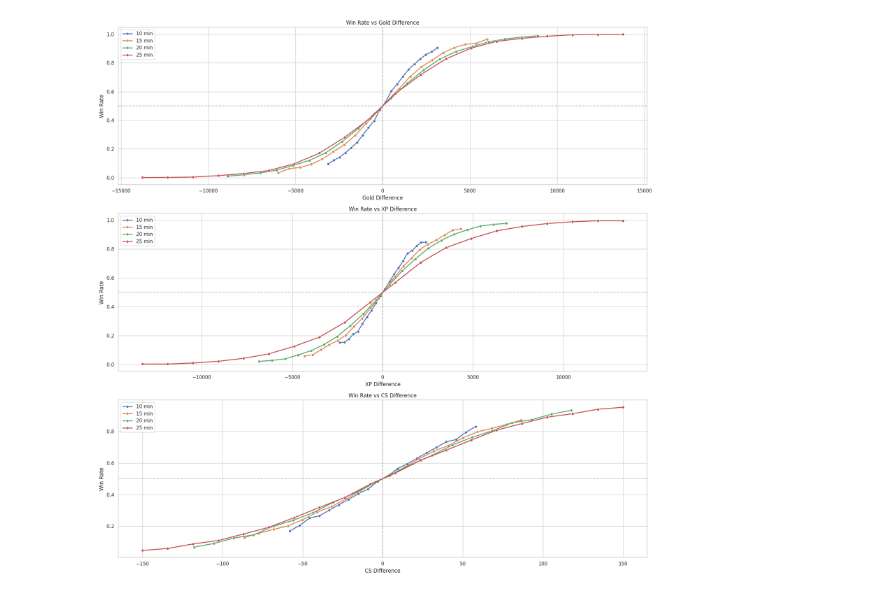
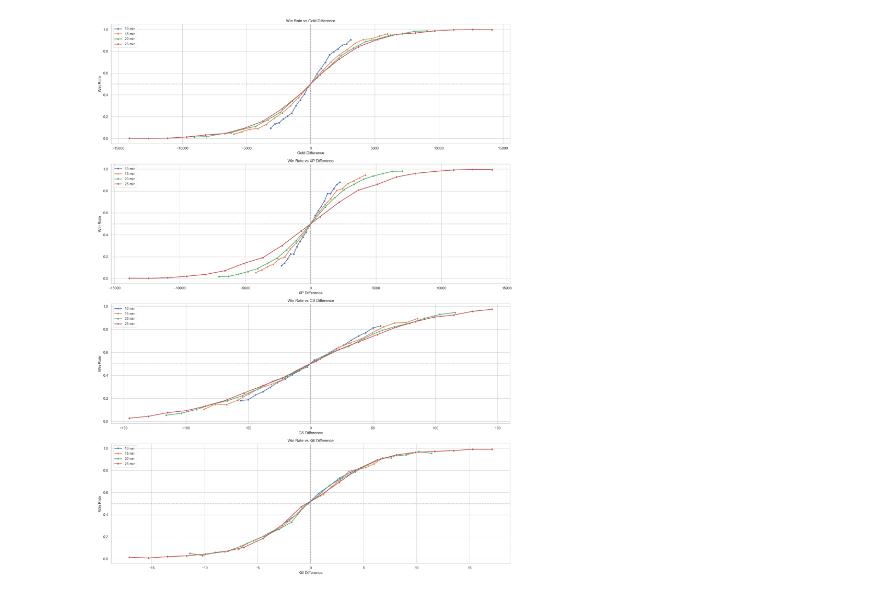
Before and after one commit to jmai321/league-of-legends-predictor, a Jupyter notebook: notebooks/visualization_xj.ipynb, the cells around one changed output. Saved outputs shown, nothing was run; the diff lists cells and outputs as text; code cells hidden in the pictures.

Commit message:
merge two visualization

```diff
--- a/notebooks/visualization_xj.ipynb
+++ b/notebooks/visualization_xj.ipynb
@@ -218,6 +147,11 @@ if 'gamelength_min' not in realtime_df.columns:
 # 1) Win rate vs multi-metric difference (Gold / XP / CS / Kills)
 #    (team-level, for multiple time points)
 # ===================================================================
+time_points = [10, 15, 20, 25]
+for t in time_points:
+    # Kills Diff = Team Kills - Opponent Kills
+    realtime_df[f'killsdiffat{t}'] = realtime_df[f'killsat{t}'] - realtime_df[f'opp_killsat{t}']
+
 def plot1_multi_metric_diff_vs_winrate(df, min_games=50):
     """
     Plot win rate against diff metrics (gold/xp/cs/kills) at 10/15/20/25 minutes.
@@ -227,10 +161,11 @@ def plot1_multi_metric_diff_vs_winrate(df, min_games=50):
         'golddiffat': 'Gold Difference',
         'xpdiffat': 'XP Difference',
         'csdiffat': 'CS Difference',
+        'killsdiffat': 'Kill Difference',
     }
     time_points = [10, 15, 20, 25]
 
-    fig, axes = plt.subplots(3, 1, figsize=(18, 18))
+    fig, axes = plt.subplots(4, 1, figsize=(18, 24))
     axes = axes.flatten()
 
     for ax, (prefix, label) in zip(axes, metrics.items()):
@@ -251,34 +186,34 @@ def plot1_multi_metric_diff_vs_winrate(df, min_games=50):
 
             agg = tmp.groupby('bin')['result'].agg(['mean', 'count']).reset_index()
             agg = agg[agg['count'] >= min_games]
             if agg.empty:
                 continue
 
             # Use bin midpoints as x-axis
             agg['bin_center'] = agg['bin'].apply(lambda x: x.mid)
 
             sns.lineplot(
                 x='bin_center',
                 y='mean',
                 data=agg,
                 marker='o',
                 linewidth=2,
                 label=f'{t} min',
                 ax=ax
             )
 
         ax.axhline(0.5, color='gray', linestyle='--', alpha=0.5)
         ax.axvline(0.0, color='gray', linestyle='--', alpha=0.5)
         ax.set_title(f'Win Rate vs {label}')
         ax.set_xlabel(label)
         ax.set_ylabel('Win Rate')
         ax.legend()
 
     plt.tight_layout()
     plt.show()
 plot1_multi_metric_diff_vs_winrate(realtime_df, min_games=50)
 # %% [output]
-[figure, old version]
+[figure, new version]
 # %%
 # ===================================================================
 # 2) Bot lane synergy: ADC + Support duo win rate
```
Also changed, not shown: parts of 14 cells of this notebook, 2 other files.
